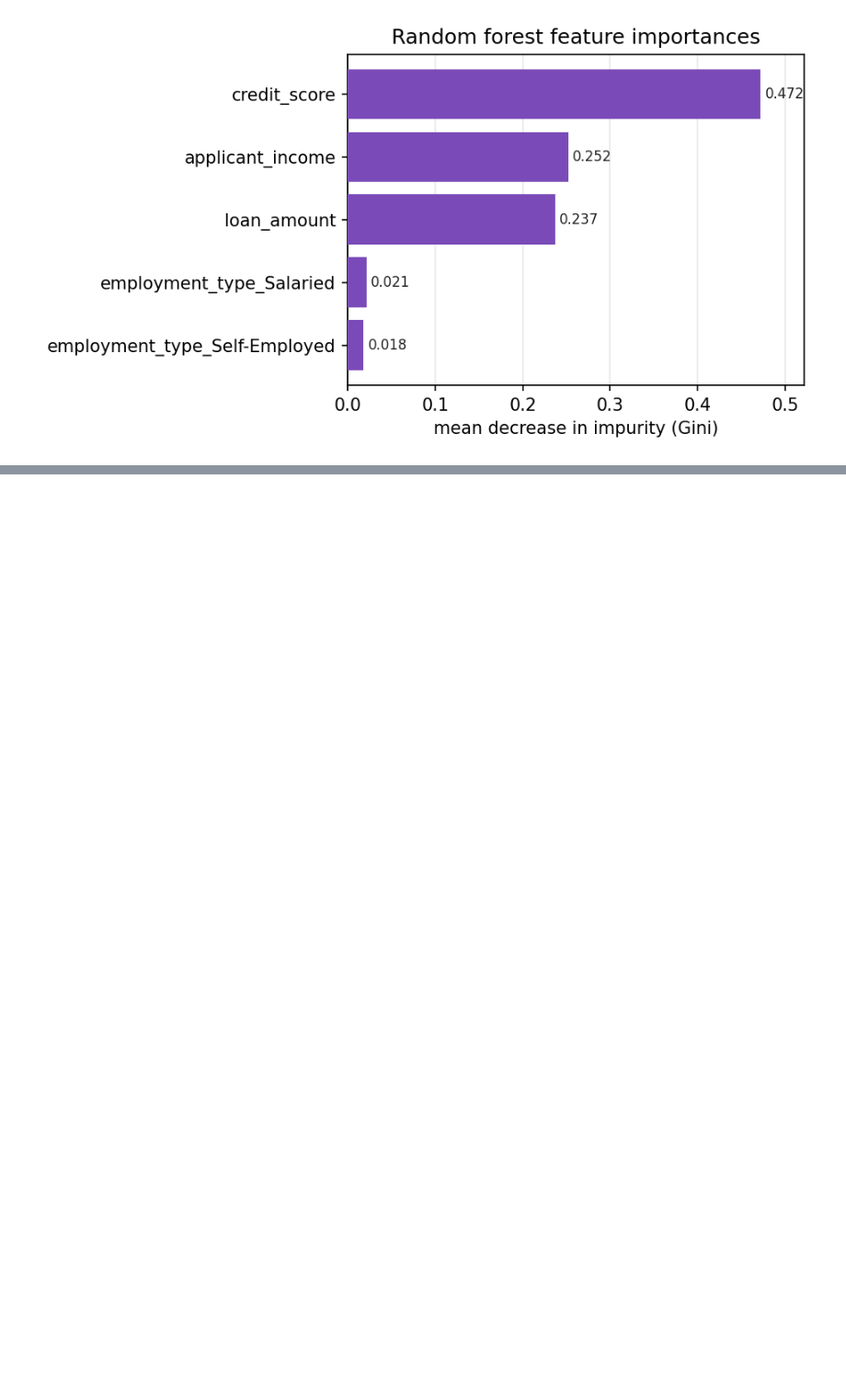
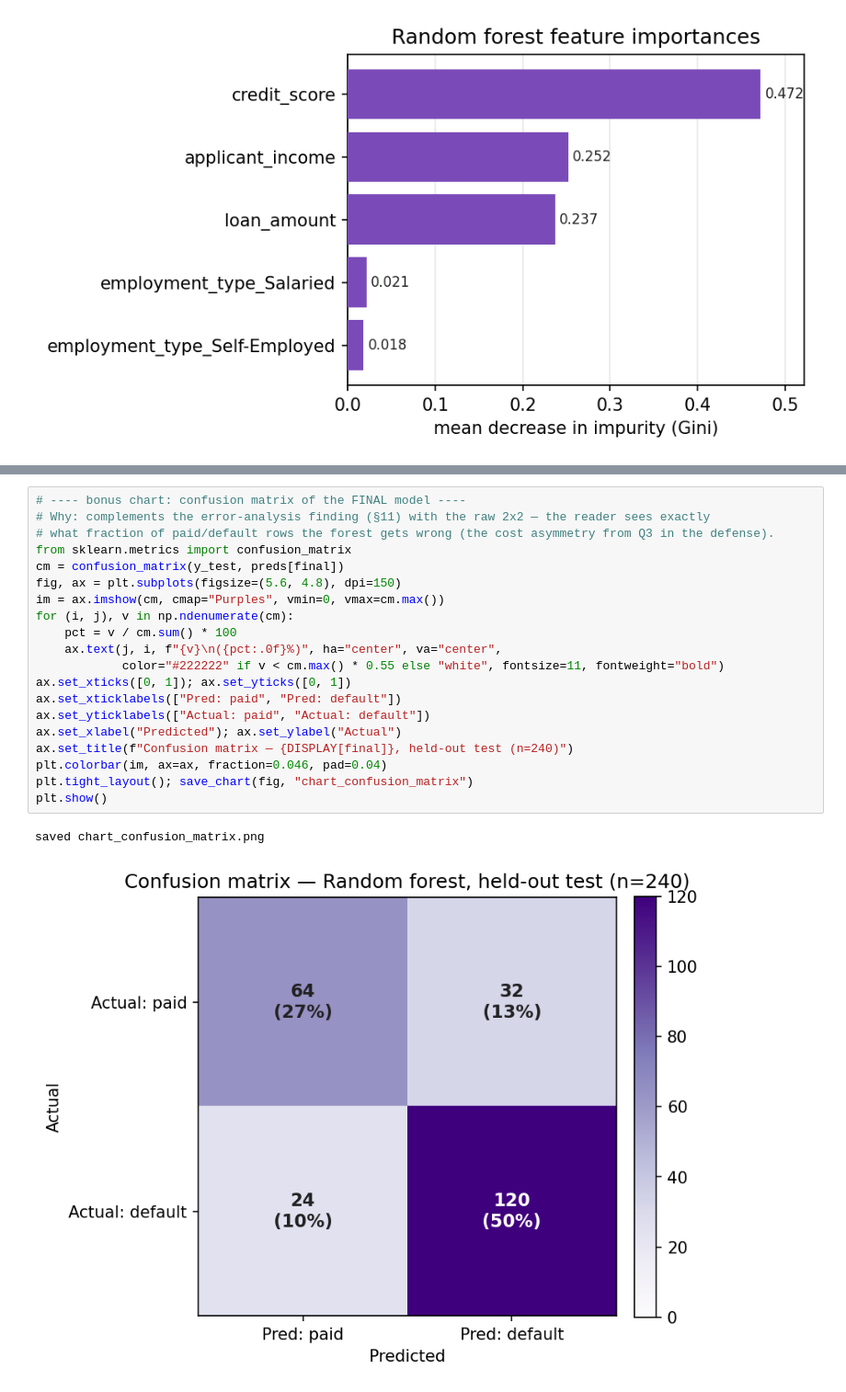
Before and after one commit to memoona-zahur/ML-Pipeline-Practical_Evaluation-Report_Defense, a Jupyter notebook: friday_pipeline.ipynb, the cells around one changed output, grey strips where cells are left out. Shown at 92% size. Drawn from its saved outputs; the diff is of its cells as text; blank space fills up the shorter version.

```diff
--- a/friday_pipeline.ipynb
+++ b/friday_pipeline.ipynb
@@ -653,3 +691,26 @@ saved chart_feature_importance.png
+# %%
+# ---- bonus chart: confusion matrix of the FINAL model ----
+# Why: complements the error-analysis finding (§11) with the raw 2x2 — the reader sees exactly
+# what fraction of paid/default rows the forest gets wrong (the cost asymmetry from Q3 in the defense).
+from sklearn.metrics import confusion_matrix
+cm = confusion_matrix(y_test, preds[final])
+fig, ax = plt.subplots(figsize=(5.6, 4.8), dpi=150)
+im = ax.imshow(cm, cmap="Purples", vmin=0, vmax=cm.max())
+for (i, j), v in np.ndenumerate(cm):
+    pct = v / cm.sum() * 100
+    ax.text(j, i, f"{v}\n({pct:.0f}%)", ha="center", va="center",
+            color="#222222" if v < cm.max() * 0.55 else "white", fontsize=11, fontweight="bold")
+ax.set_xticks([0, 1]); ax.set_yticks([0, 1])
+ax.set_xticklabels(["Pred: paid", "Pred: default"])
+ax.set_yticklabels(["Actual: paid", "Actual: default"])
+ax.set_xlabel("Predicted"); ax.set_ylabel("Actual")
+ax.set_title(f"Confusion matrix — {DISPLAY[final]}, held-out test (n=240)")
+plt.colorbar(im, ax=ax, fraction=0.046, pad=0.04)
+plt.tight_layout(); save_chart(fig, "chart_confusion_matrix")
+plt.show()
+# %% [output]
+saved chart_confusion_matrix.png
+[figure, added]
 # %% [markdown]
 ## 14. Colour policy + artefact summary
 
```
Also changed, not shown: parts of 6 cells of this notebook, 7 other files.
